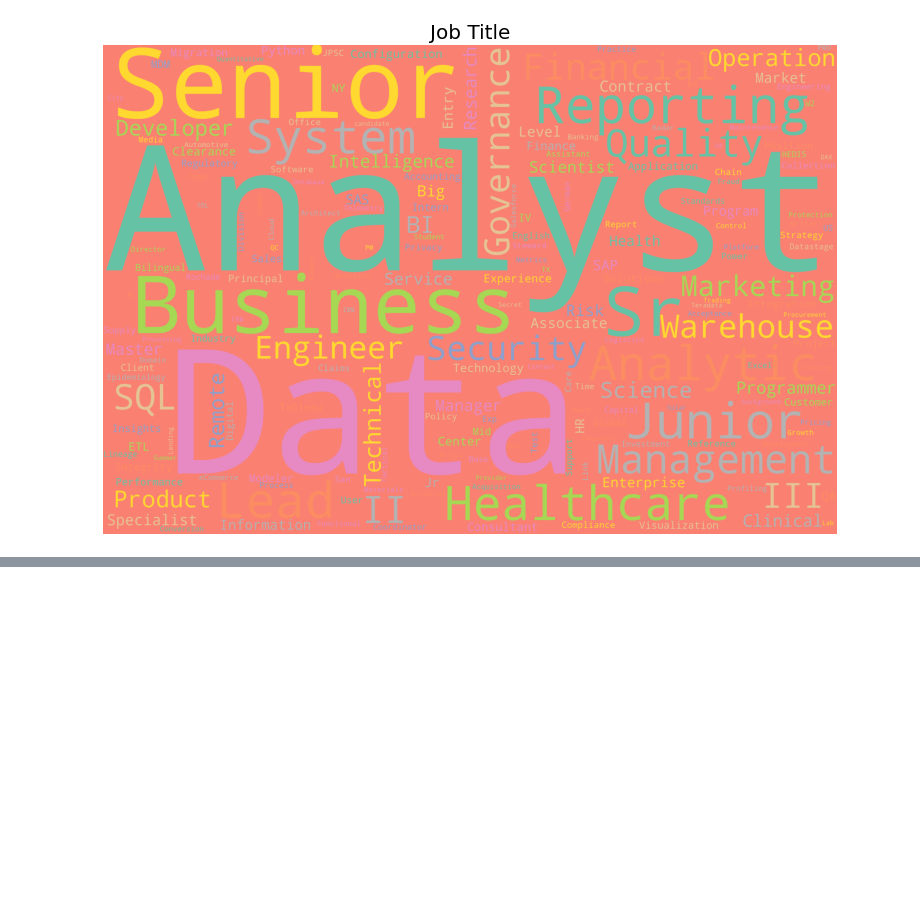
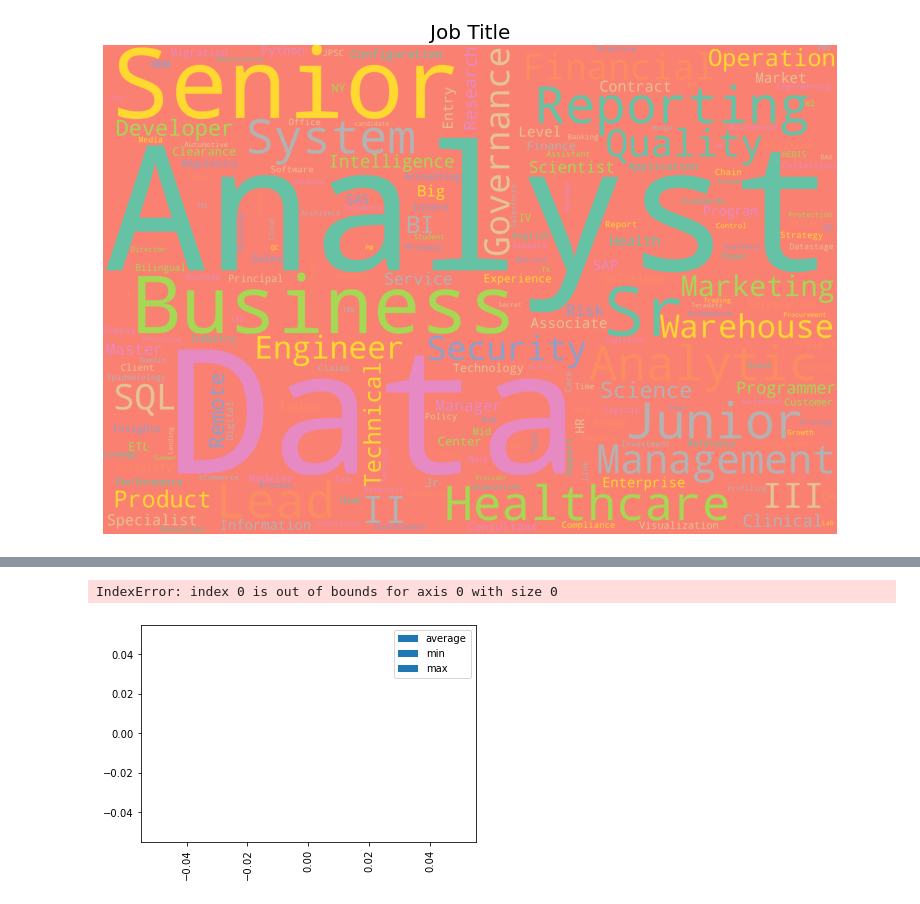
Before and after one commit to blaylockmatt/DataAnalystJobProspects, a Jupyter notebook: DataAnalystJobs.ipynb, the cells around one changed output, grey strips where cells are left out. Saved outputs shown, nothing was run; the diff lists cells and outputs as text; code cells hidden in the pictures; blank space fills up the shorter version.

```diff
--- a/DataAnalystJobs.ipynb
+++ b/DataAnalystJobs.ipynb
@@ -213,0 +244,15 @@ plt.show()
+# %%
+groups = min_sal, max_sal
+group_labels = ['views', 'orders']
+
+# Convert data to pandas DataFrame.
+df = pd.DataFrame(groups, index=group_labels).T
+
+# Plot.
+pd.concat(
+    [df.mean().rename('average'), df.min().rename('min'),
+     df.max().rename('max')],
+    axis=1).plot.bar()
+# %% [output]
+IndexError: index 0 is out of bounds for axis 0 with size 0
+[figure, added]
```
Also changed, not shown: parts of 9 cells of this notebook.
